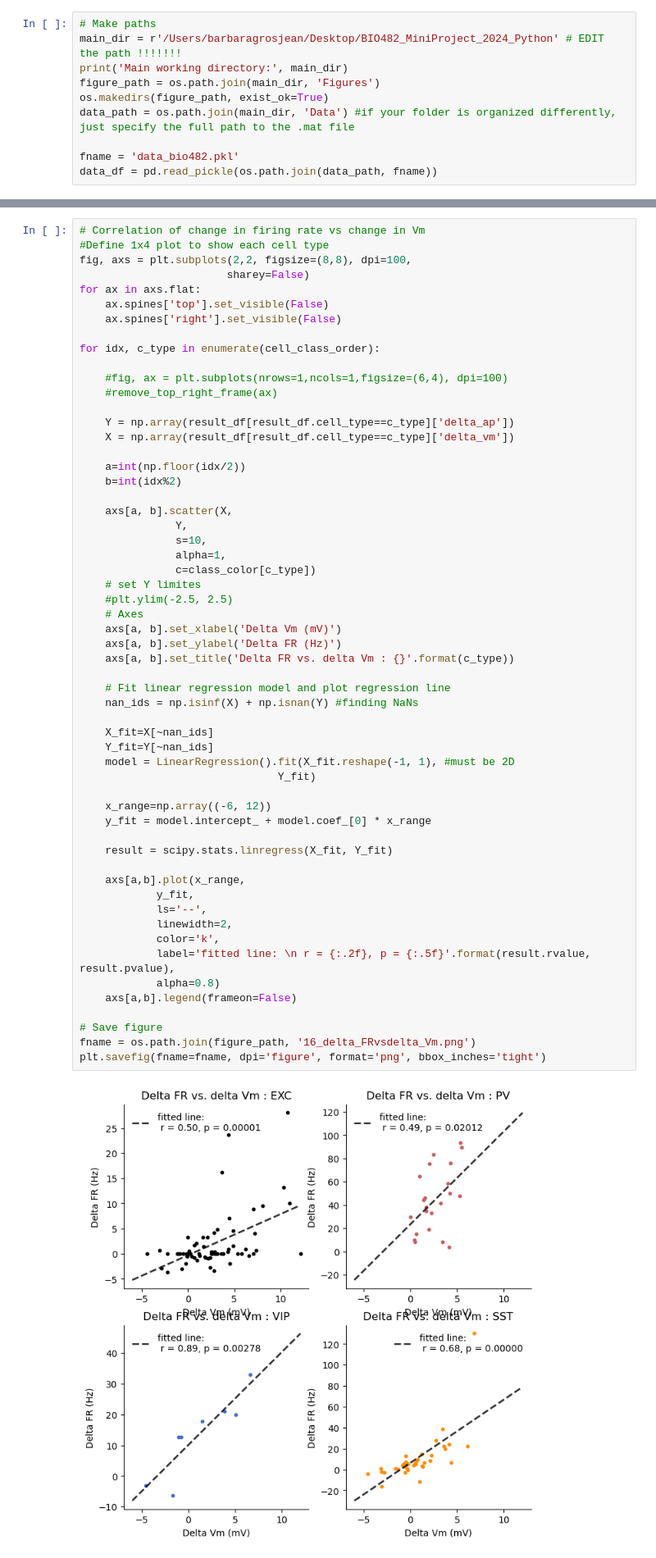
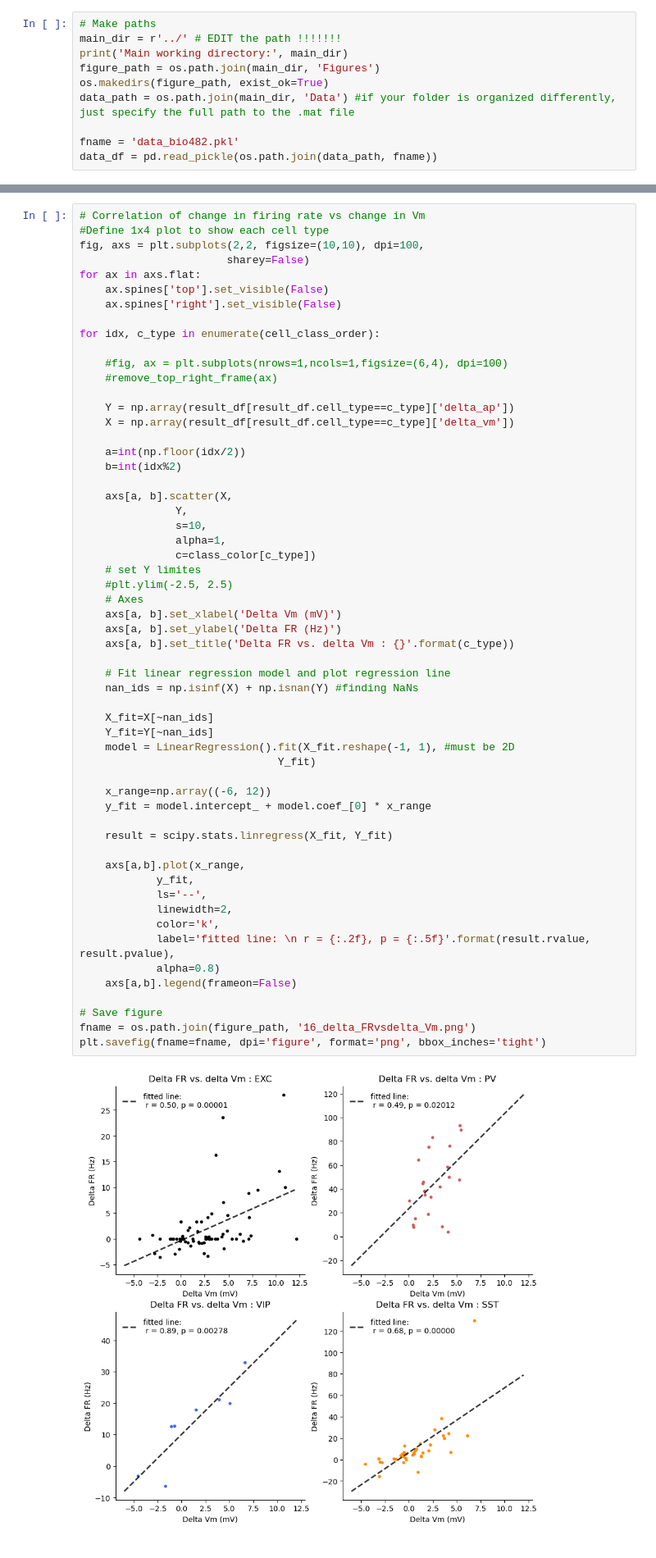
Before and after one commit to barbaragrosjean/BIO482-miniproject, a Jupyter notebook: notebooks/MiniProject_Part3_Analysis_Figures.ipynb, the cells around one changed output, grey strips where cells are left out. Shown: that part at 82% size. Saved outputs shown, nothing was run; the diff lists cells and outputs as text.

```diff
--- a/notebooks/MiniProject_Part3_Analysis_Figures.ipynb
+++ b/notebooks/MiniProject_Part3_Analysis_Figures.ipynb
@@ -30,7 +30,7 @@ from utils import remove_top_right_frame, jitter_scatterplot
 Load previously saved dataframe as `.csv` file:
 # %%
 # Make paths
-main_dir = r'/Users/barbaragrosjean/Desktop/BIO482_MiniProject_2024_Python' # EDIT the path !!!!!!!
+main_dir = r'../' # EDIT the path !!!!!!!
 print('Main working directory:', main_dir)
 figure_path = os.path.join(main_dir, 'Figures')
 os.makedirs(figure_path, exist_ok=True)
@@ -713,7 +714,7 @@ Comparison  Statistic  p-value  Lower CI  Upper CI
 # %%
 # Correlation of change in firing rate vs change in Vm
 #Define 1x4 plot to show each cell type
-fig, axs = plt.subplots(2,2, figsize=(8,8), dpi=100,
+fig, axs = plt.subplots(2,2, figsize=(10,10), dpi=100,
                        sharey=False)
 for ax in axs.flat:
     ax.spines['top'].set_visible(False)
@@ -741,31 +742,31 @@ for idx, c_type in enumerate(cell_class_order):
     axs[a, b].set_xlabel('Delta Vm (mV)')
     axs[a, b].set_ylabel('Delta FR (Hz)')
     axs[a, b].set_title('Delta FR vs. delta Vm : {}'.format(c_type))
 
     # Fit linear regression model and plot regression line
     nan_ids = np.isinf(X) + np.isnan(Y) #finding NaNs
 
     X_fit=X[~nan_ids]
     Y_fit=Y[~nan_ids]
     model = LinearRegression().fit(X_fit.reshape(-1, 1), #must be 2D
                                Y_fit)
 
     x_range=np.array((-6, 12))
     y_fit = model.intercept_ + model.coef_[0] * x_range
 
     result = scipy.stats.linregress(X_fit, Y_fit)
 
     axs[a,b].plot(x_range,
             y_fit,
             ls='--',
             linewidth=2,
             color='k',
             label='fitted line: \n r = {:.2f}, p = {:.5f}'.format(result.rvalue, result.pvalue),
             alpha=0.8)
     axs[a,b].legend(frameon=False)
 
 # Save figure
 fname = os.path.join(figure_path, '16_delta_FRvsdelta_Vm.png')
 plt.savefig(fname=fname, dpi='figure', format='png', bbox_inches='tight')
 # %% [output]
-[figure, old version]
+[figure, new version]
```
Also changed, not shown: parts of 5 cells of this notebook, 13 other files.
